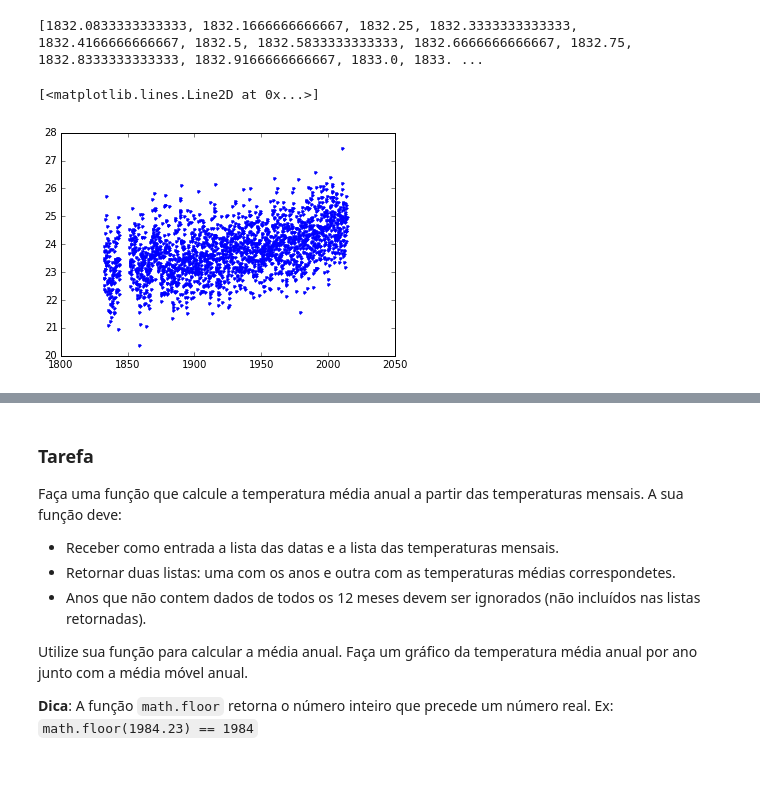
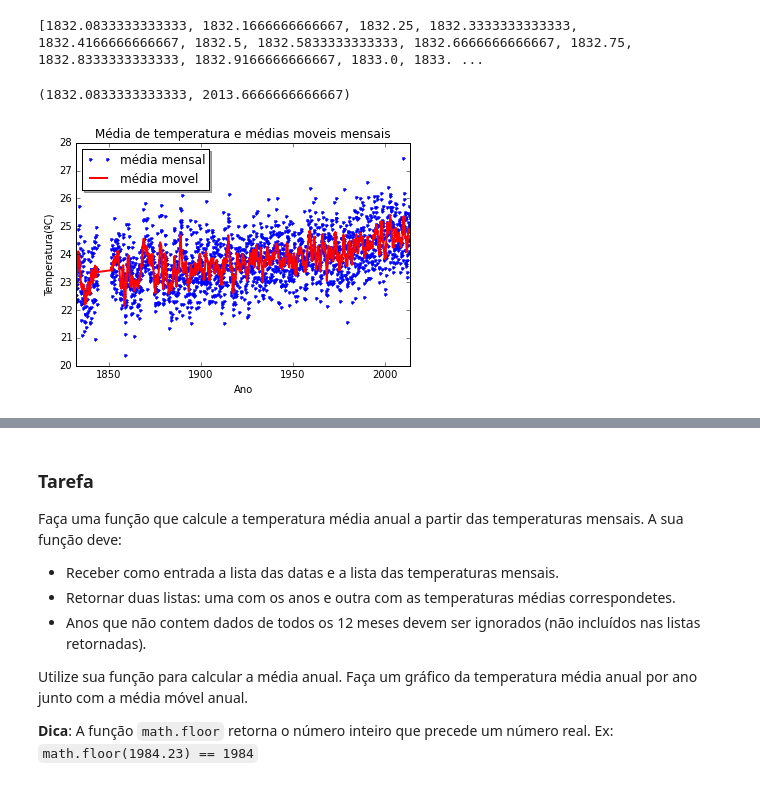
Before and after one commit to mat-esp-2015/capstone-camila-dyellen-maisum, a Jupyter notebook: capstone.ipynb, the cells around one changed output, grey strips where cells are left out. Cells and saved outputs as stored; diff of their text form; code cells hidden in the pictures.

Commit message:
segunda parte da tarefa, grafico com legenda e media movel

```diff
--- a/capstone.ipynb
+++ b/capstone.ipynb
@@ -63,13 +62,39 @@ def temp_mensal(arquivo):
 print (temp_mensal(arquivo)[0],temp_mensal(arquivo)[1])
 # %% [output]
 [1832.0833333333333, 1832.1666666666667, 1832.25, 1832.3333333333333, 1832.4166666666667, 1832.5, 1832.5833333333333, 1832.6666666666667, 1832.75, 1832.8333333333333, 1832.9166666666667, 1833.0, 1833. ...
-# %%
-plt.figure()
-
-plt.plot(temp_mensal(arquivo)[0],temp_mensal(arquivo)[1],'.')
-# %% [output]
-[<matplotlib.lines.Line2D at 0x...>]
-[figure, removed]
+# %%
+def temp_moveis(arquivo):
+    arquivo = open(arquivo)
+    # For para a data.
+    datas = []
+    dados_moveis = []
+    for linhas in arquivo:
+        if linhas[0] != '%':
+            coluna = linhas.split()
+            if len(coluna) != 0:
+                if coluna[4] != 'NaN':
+                    ano = float(coluna[0])
+                    mes = float(coluna[1])
+                    dadostemp = float(coluna[4])
+                    dadosmes = dadostemp + 24.01
+                    anomensal = ano + (mes/12)
+                    datas.append(anomensal)
+                    dados_moveis.append(dadosmes)
+    arquivo.close()
+    return datas, dados_moveis
+# %%
+plt.figure()
+plt.plot(temp_mensal(arquivo)[0],temp_mensal(arquivo)[1],'.', label = 'média mensal')
+plt.plot(temp_moveis(arquivo)[0],temp_moveis(arquivo)[1],'r', linewidth = 2 , label = 'média movel')
+plt.legend(loc='upper left', shadow=True, fontsize='large')
+# legenda
+plt.title('Média de temperatura e médias moveis mensais')
+plt.ylabel('Temperatura(ºC)')
+plt.xlabel('Ano')
+plt.xlim(min(temp_mensal(arquivo)[0]), max(temp_mensal(arquivo)[0]))
+# %% [output]
+(1832.0833333333333, 2013.6666666666667)
+[figure, added]
 # %% [markdown]
 ### Resultado esperado
 
```
Also changed, not shown: parts of 1 cell of this notebook.
